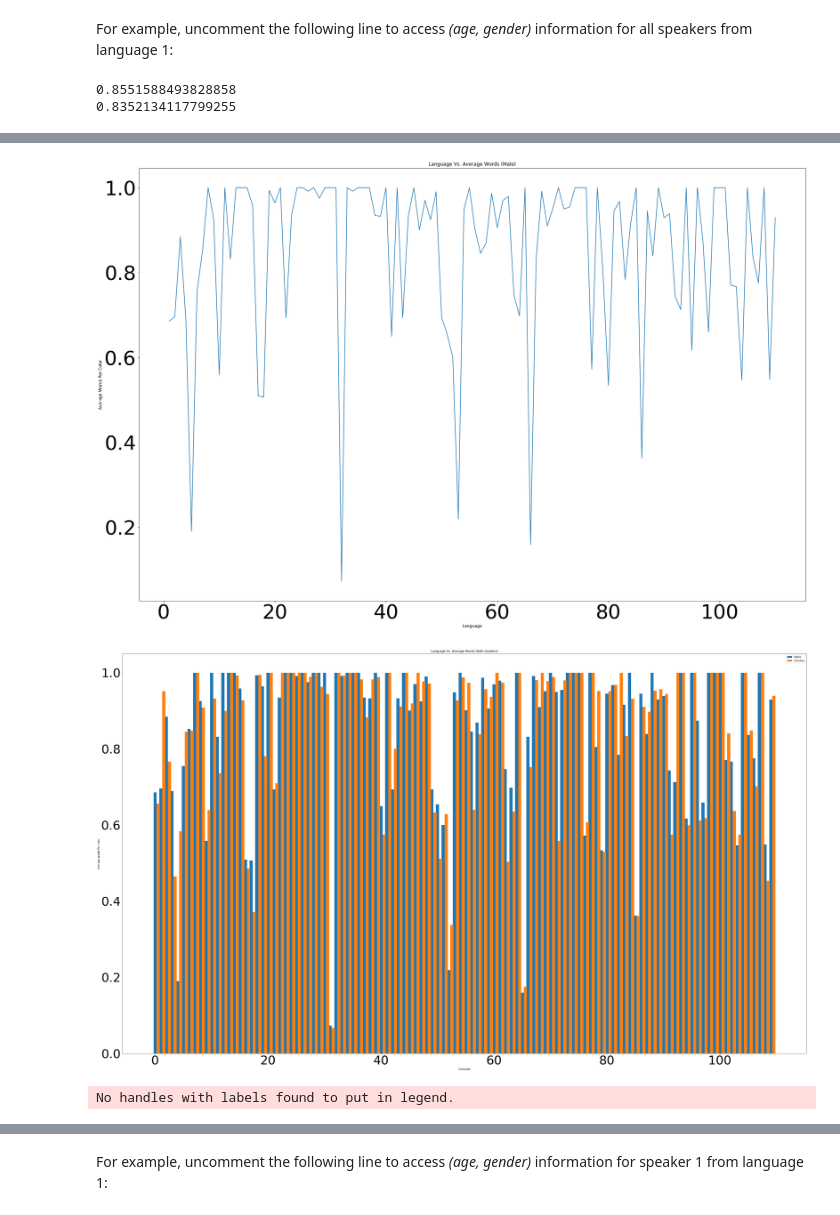
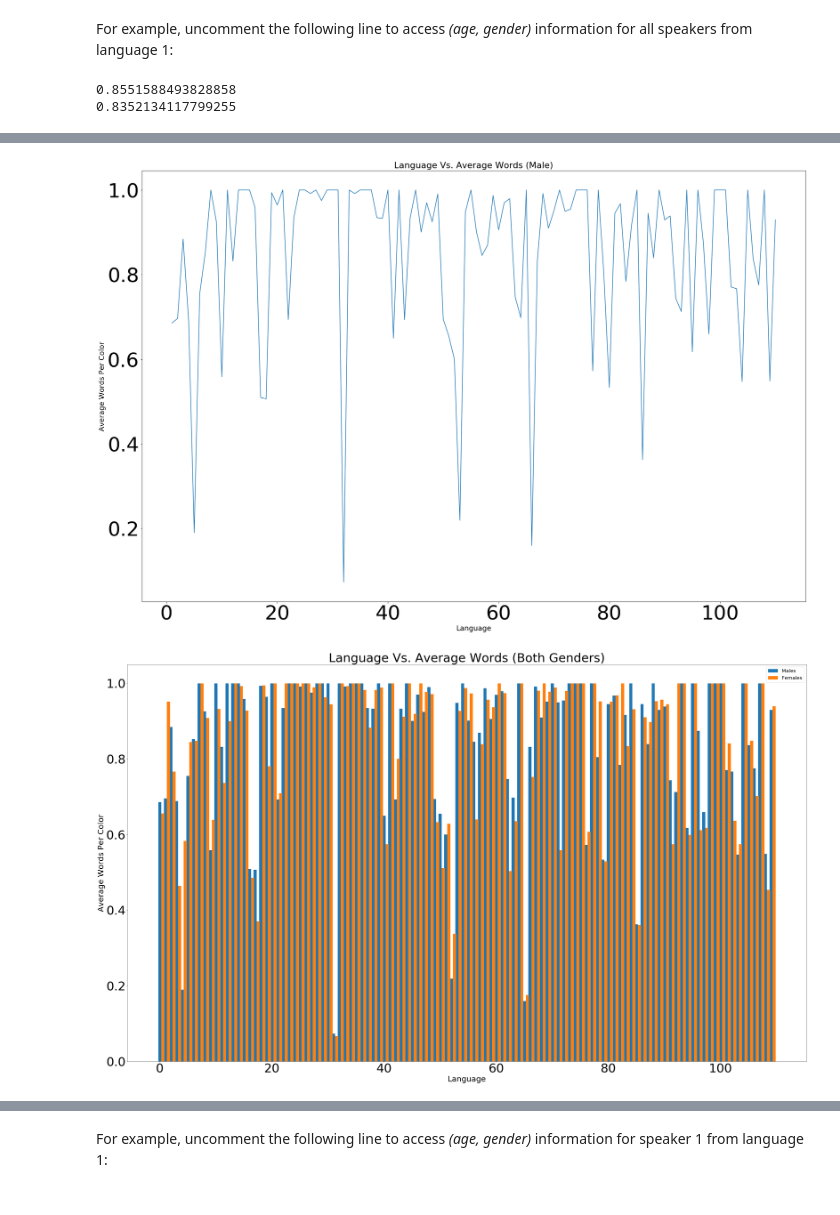
Before and after one commit to Advay-Sriram/cog260-final-project, a Jupyter notebook: wcs_data_notebook/wcs_demo_notebook.ipynb, the cells around one changed output, grey strips where cells are left out. Saved outputs shown, nothing was run; the diff lists cells and outputs as text; code cells hidden in the pictures.

Commit message:
Change font sizes and add in legend for one more graph

```diff
--- a/wcs_data_notebook/wcs_demo_notebook.ipynb
+++ b/wcs_data_notebook/wcs_demo_notebook.ipynb
@@ -239,16 +239,16 @@ print(favg)
 
 plt.figure(figsize=(30,20))
 plt.plot(languageArray, femaleAvgRatioArray)
-plt.title("Language Vs. Average Words (Female)")
-plt.xlabel("Language")
-plt.ylabel("Average Words Per Color")
+plt.title("Language Vs. Average Words (Female)", fontsize = 22)
+plt.xlabel("Language", fontsize = 18)
+plt.ylabel("Average Words Per Color", fontsize = 18)
 plt.show()
 
 plt.figure(figsize=(30,20))
 plt.plot(languageArray, maleAvgRatioArray)
-plt.title("Language Vs. Average Words (Male)")
-plt.xlabel("Language")
-plt.ylabel("Average Words Per Color")
+plt.title("Language Vs. Average Words (Male)", fontsize = 22)
+plt.xlabel("Language", fontsize = 18)
+plt.ylabel("Average Words Per Color", fontsize = 18)
 plt.show()
 
 languageArray = list(namingData.keys())
@@ -259,20 +259,20 @@ plt.figure(figsize=(50,30))
 width = 0.55
 firstGraph = plt.bar(np.arange(110), maleLanguageAvgRatioArray, width, label = 'Males')
 secondGraph = plt.bar(np.arange(110) + width, femaleLanguageAvgRatioArray, width, label = 'Females')
-plt.title("Language Vs. Average Words (Both Genders)")
-plt.xlabel("Language")
-plt.ylabel("Average Words Per Color")
-plt.legend()
+plt.title("Language Vs. Average Words (Both Genders)", fontsize = 50)
+plt.xlabel("Language", fontsize = 32)
+plt.ylabel("Average Words Per Color", fontsize = 32)
+plt.legend(fontsize = 20)
 plt.show()
 
 
 plt.figure(figsize=(30,20))
-plt.plot(languageArray, maleAvgRatioArray, marker = 'o')
-plt.plot(languageArray, femaleLanguageAvgRatioArray, marker = 'o')
-plt.title("Language Vs. Average Words (Both Genders)")
-plt.xlabel("Language")
-plt.ylabel("Average Words Per Color")
-plt.legend()
+plt.plot(languageArray, maleAvgRatioArray, marker = 'o', label = 'Males')
+plt.plot(languageArray, femaleLanguageAvgRatioArray, marker = 'o', label = 'Females')
+plt.title("Language Vs. Average Words (Both Genders)", fontsize = 22)
+plt.xlabel("Language", fontsize = 18)
+plt.ylabel("Average Words Per Color", fontsize = 18)
+plt.legend(fontsize = 18)
 plt.show()
 # %% [output]
 0.8551588493828858
@@ -281,3 +281,2 @@ plt.show()
-[figure, old version]
+[figure, new version]
-[figure, old version]
+[figure, new version]
-No handles with labels found to put in legend.
```
Also changed, not shown: parts of 2 cells of this notebook.
